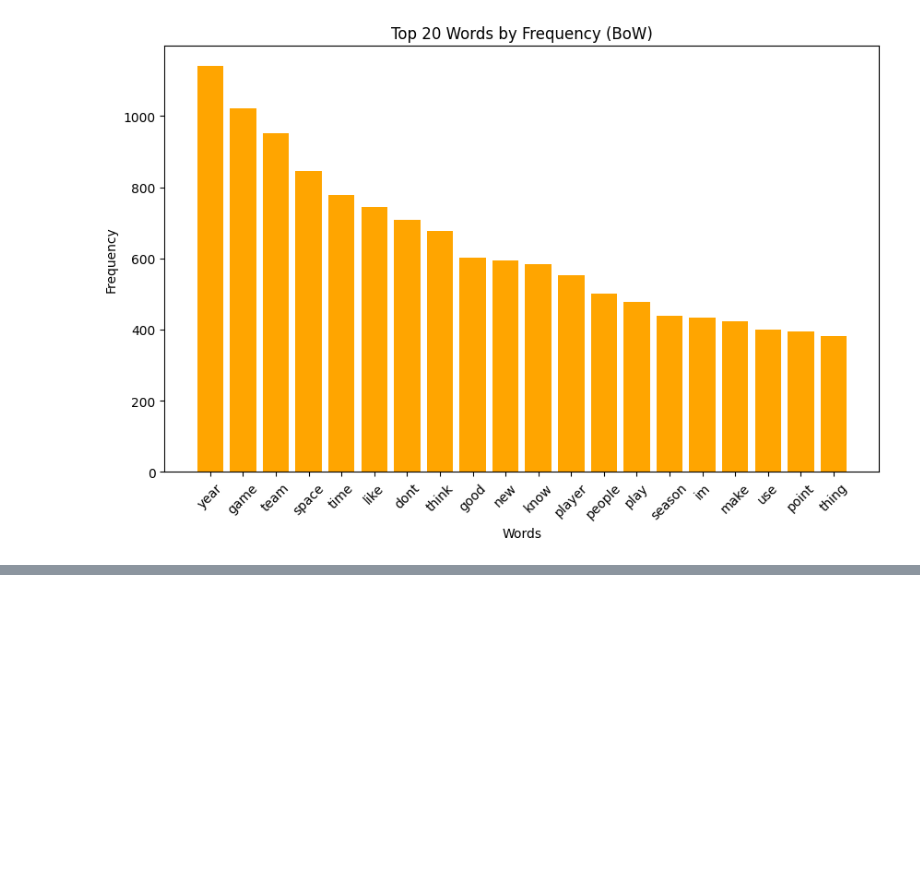
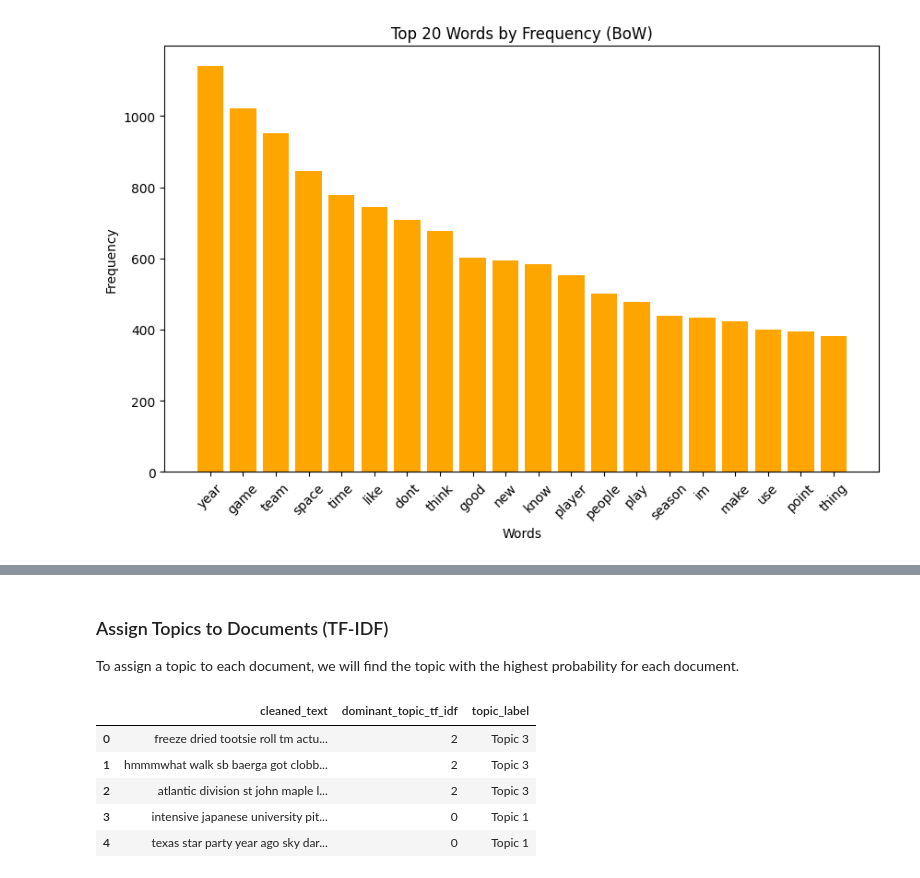
Before and after one commit to arifhaidari/NLP_exploration, a Jupyter notebook: topic_modeling_LDA/preprocessing.ipynb, the cells around one changed output, grey strips where cells are left out. Drawn from its saved outputs; the diff is of its cells as text; code cells hidden in the pictures; blank space fills up the shorter version.

```diff
--- a/topic_modeling_LDA/preprocessing.ipynb
+++ b/topic_modeling_LDA/preprocessing.ipynb
@@ -201,0 +289,23 @@ plt.show()
+# %% [markdown]
+### Assign Topics to Documents (TF-IDF)
+To assign a topic to each document, we will find the topic with the highest probability for each document.
+# %%
+# Get topic distribution for each document
+doc_topic_matrix_tf_idf = lda_model.transform(tfidf_matrix)
+
+# Assign the most probable topic to each document
+data['dominant_topic_tf_idf'] = np.argmax(doc_topic_matrix_tf_idf, axis=1)
+
+# Map topic numbers to labels for better readability
+topic_labels = {0: 'Topic 1', 1: 'Topic 2', 2: 'Topic 3', 3: 'Topic 4'}
+data['topic_label'] = data['dominant_topic_tf_idf'].map(topic_labels)
+
+# Preview the dataset with the assigned topics
+display(data[['cleaned_text', 'dominant_topic_tf_idf', 'topic_label']].head())
+# %% [output]
+|  | cleaned_text | dominant_topic_tf_idf | topic_label |
+| 0 | freeze dried tootsie roll tm actu... | 2 | Topic 3 |
+| 1 | hmmmwhat walk sb baerga got clobb... | 2 | Topic 3 |
+| 2 | atlantic division st john maple l... | 2 | Topic 3 |
+| 3 | intensive japanese university pit... | 0 | Topic 1 |
+| 4 | texas star party year ago sky dar... | 0 | Topic 1 |
```
Also changed, not shown: parts of 11 cells of this notebook, 1 other file.
